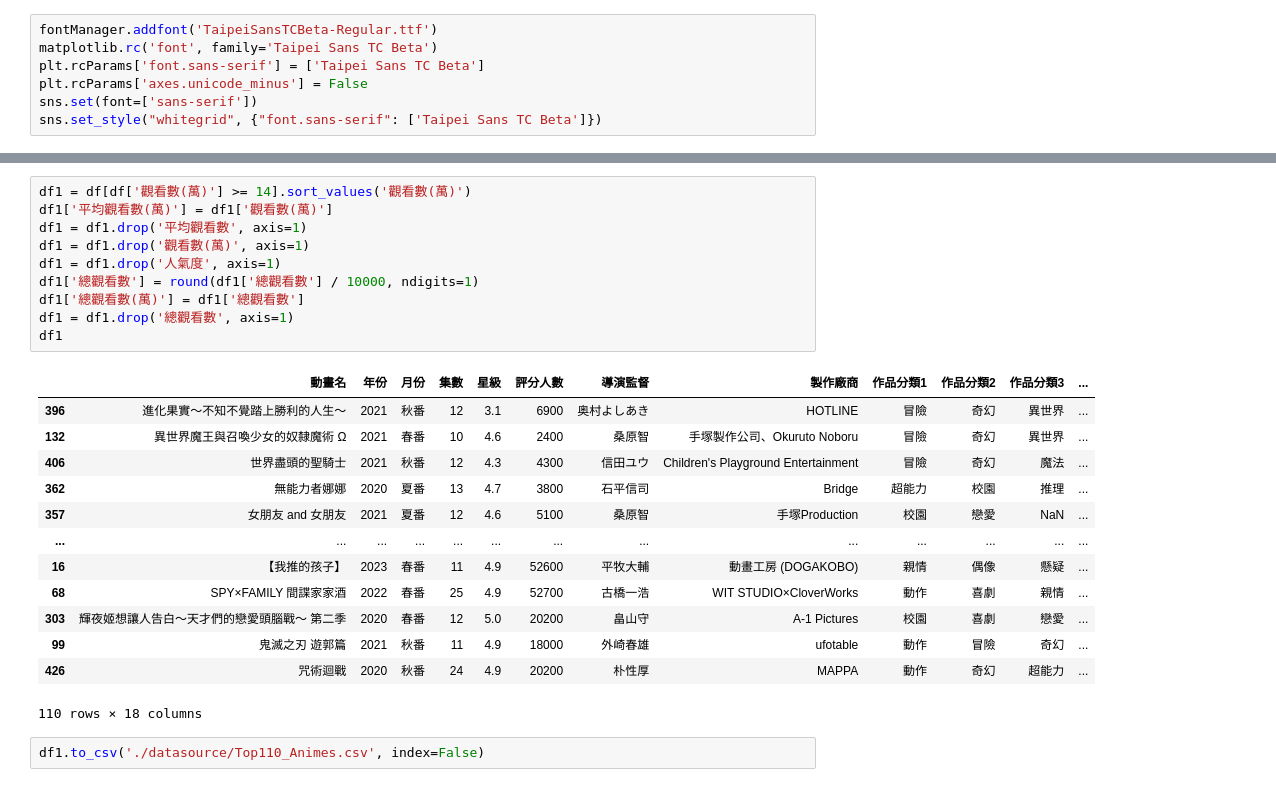
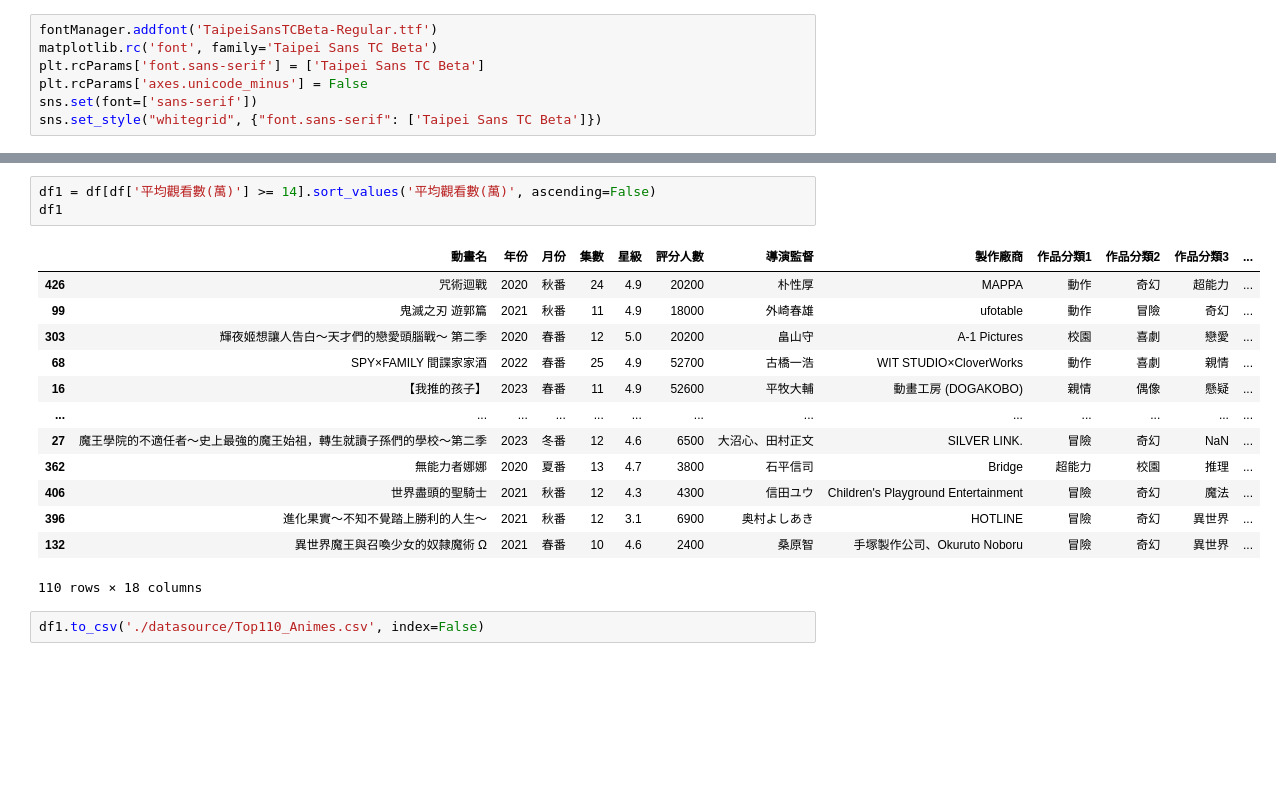
Before and after one commit to hsiaoyt0923/Anime_View_Number_Regression, a Jupyter notebook: graph.ipynb, the cells around one changed output, grey strips where cells are left out. Saved outputs shown, nothing was run; the diff lists cells and outputs as text; blank space fills up the shorter version.

```diff
--- a/graph.ipynb
+++ b/graph.ipynb
@@ -96,27 +76,20 @@ sns.displot(data=df, x='觀看數(萬)')
-# %%
-df1 = df[df['觀看數(萬)'] >= 14].sort_values('觀看數(萬)')
-df1['平均觀看數(萬)'] = df1['觀看數(萬)']
-df1 = df1.drop('平均觀看數', axis=1)
-df1 = df1.drop('觀看數(萬)', axis=1)
-df1 = df1.drop('人氣度', axis=1)
-df1['總觀看數'] = round(df1['總觀看數'] / 10000, ndigits=1)
-df1['總觀看數(萬)'] = df1['總觀看數']
-df1 = df1.drop('總觀看數', axis=1)
-df1
-# %% [output]
-|  | 動畫名 | 年份 | 月份 | 集數 | 星級 | 評分人數 | 導演監督 | 製作廠商 | 作品分類1 | 作品分類2 | 作品分類3 | ... |
-| 396 | 進化果實～不知不覺踏上勝利的人生～ | 2021 | 秋番 | 12 | 3.1 | 6900 | 奥村よしあき | HOTLINE | 冒險 | 奇幻 | 異世界 | ... |
-| 132 | 異世界魔王與召喚少女的奴隸魔術 Ω | 2021 | 春番 | 10 | 4.6 | 2400 | 桑原智 | 手塚製作公司、Okuruto Noboru | 冒險 | 奇幻 | 異世界 | ... |
-| 406 | 世界盡頭的聖騎士 | 2021 | 秋番 | 12 | 4.3 | 4300 | 信田ユウ | Children's Playground Entertainment | 冒險 | 奇幻 | 魔法 | ... |
-| 362 | 無能力者娜娜 | 2020 | 夏番 | 13 | 4.7 | 3800 | 石平信司 | Bridge | 超能力 | 校園 | 推理 | ... |
-| 357 | 女朋友 and 女朋友 | 2021 | 夏番 | 12 | 4.6 | 5100 | 桑原智 | 手塚Production | 校園 | 戀愛 | NaN | ... |
-| ... | ... | ... | ... | ... | ... | ... | ... | ... | ... | ... | ... | ... |
-| 16 | 【我推的孩子】 | 2023 | 春番 | 11 | 4.9 | 52600 | 平牧大輔 | 動畫工房 (DOGAKOBO) | 親情 | 偶像 | 懸疑 | ... |
-| 68 | SPY×FAMILY 間諜家家酒 | 2022 | 春番 | 25 | 4.9 | 52700 | 古橋一浩 | WIT STUDIO×CloverWorks | 動作 | 喜劇 | 親情 | ... |
-| 303 | 輝夜姬想讓人告白～天才們的戀愛頭腦戰～ 第二季 | 2020 | 春番 | 12 | 5.0 | 20200 | 畠山守 | A-1 Pictures | 校園 | 喜劇 | 戀愛 | ... |
-| 99 | 鬼滅之刃 遊郭篇 | 2021 | 秋番 | 11 | 4.9 | 18000 | 外崎春雄 | ufotable | 動作 | 冒險 | 奇幻 | ... |
-| 426 | 咒術迴戰 | 2020 | 秋番 | 24 | 4.9 | 20200 | 朴性厚 | MAPPA | 動作 | 奇幻 | 超能力 | ... |
-110 rows × 18 columns
+# %%
+df1 = df[df['平均觀看數(萬)'] >= 14].sort_values('平均觀看數(萬)', ascending=False)
+df1
+# %% [output]
+|  | 動畫名 | 年份 | 月份 | 集數 | 星級 | 評分人數 | 導演監督 | 製作廠商 | 作品分類1 | 作品分類2 | 作品分類3 | ... |
+| 426 | 咒術迴戰 | 2020 | 秋番 | 24 | 4.9 | 20200 | 朴性厚 | MAPPA | 動作 | 奇幻 | 超能力 | ... |
+| 99 | 鬼滅之刃 遊郭篇 | 2021 | 秋番 | 11 | 4.9 | 18000 | 外崎春雄 | ufotable | 動作 | 冒險 | 奇幻 | ... |
+| 303 | 輝夜姬想讓人告白～天才們的戀愛頭腦戰～ 第二季 | 2020 | 春番 | 12 | 5.0 | 20200 | 畠山守 | A-1 Pictures | 校園 | 喜劇 | 戀愛 | ... |
+| 68 | SPY×FAMILY 間諜家家酒 | 2022 | 春番 | 25 | 4.9 | 52700 | 古橋一浩 | WIT STUDIO×CloverWorks | 動作 | 喜劇 | 親情 | ... |
+| 16 | 【我推的孩子】 | 2023 | 春番 | 11 | 4.9 | 52600 | 平牧大輔 | 動畫工房 (DOGAKOBO) | 親情 | 偶像 | 懸疑 | ... |
+| ... | ... | ... | ... | ... | ... | ... | ... | ... | ... | ... | ... | ... |
+| 27 | 魔王學院的不適任者～史上最強的魔王始祖，轉生就讀子孫們的學校～第二季 | 2023 | 冬番 | 12 | 4.6 | 6500 | 大沼心、田村正文 | SILVER LINK. | 冒險 | 奇幻 | NaN | ... |
+| 362 | 無能力者娜娜 | 2020 | 夏番 | 13 | 4.7 | 3800 | 石平信司 | Bridge | 超能力 | 校園 | 推理 | ... |
+| 406 | 世界盡頭的聖騎士 | 2021 | 秋番 | 12 | 4.3 | 4300 | 信田ユウ | Children's Playground Entertainment | 冒險 | 奇幻 | 魔法 | ... |
+| 396 | 進化果實～不知不覺踏上勝利的人生～ | 2021 | 秋番 | 12 | 3.1 | 6900 | 奥村よしあき | HOTLINE | 冒險 | 奇幻 | 異世界 | ... |
+| 132 | 異世界魔王與召喚少女的奴隸魔術 Ω | 2021 | 春番 | 10 | 4.6 | 2400 | 桑原智 | 手塚製作公司、Okuruto Noboru | 冒險 | 奇幻 | 異世界 | ... |
+110 rows × 18 columns
 # %%
 df1.to_csv('./datasource/Top110_Animes.csv', index=False)
 # %%
```
Also changed, not shown: parts of 11 cells of this notebook, 2 other files.
